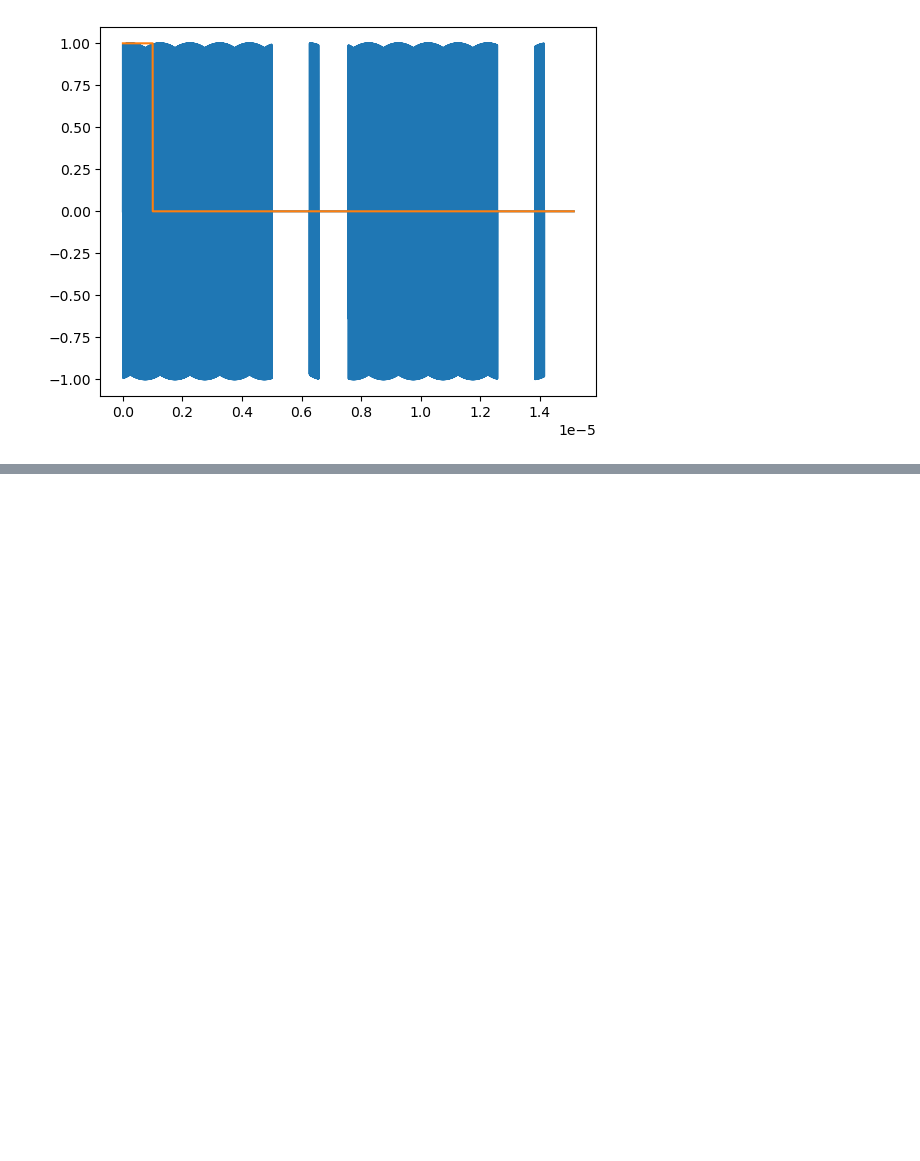
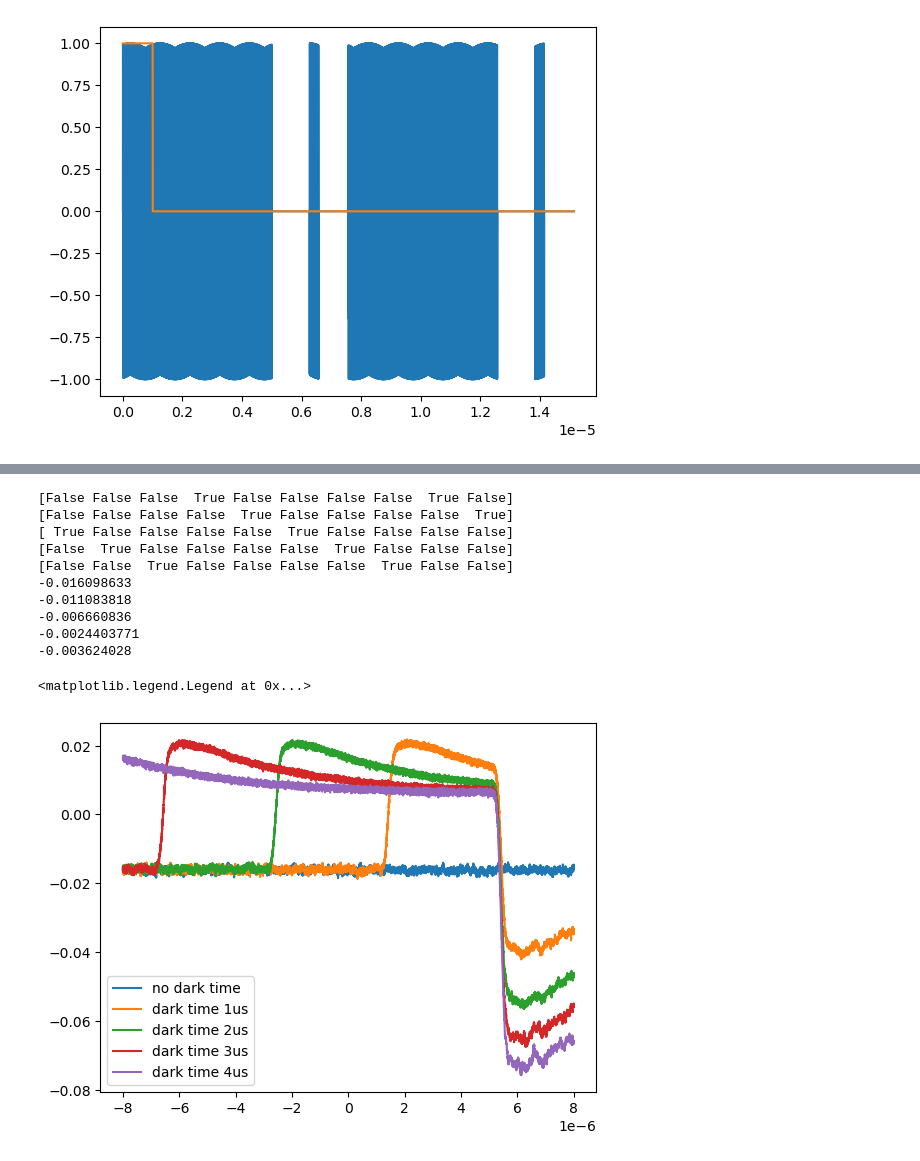
Before and after one commit to meimei2027/diamonds, a Jupyter notebook: experiment/view_data_2.ipynb, the cells around one changed output, grey strips where cells are left out. Saved outputs shown, nothing was run; the diff lists cells and outputs as text; code cells hidden in the pictures; blank space fills up the shorter version.

```diff
--- a/experiment/view_data_2.ipynb
+++ b/experiment/view_data_2.ipynb
@@ -102,0 +142,46 @@ ax.plot(t, ch2)
+# %%
+
+# might not actually need the factor of 4
+t = make_t(2.5e9, 10000)
+
+test = np.load("./t1_data_2/1us_2us_3us_4us_calib.npy")
+
+def average_rotating_signals(arr, first_1_idx):
+    idx = np.arange(len(arr))
+
+    averages = []
+    for signal in range(5):
+        mask = ((idx - first_1_idx) % 5) == signal
+        print(mask[:10])
+        averages.append(arr[mask].mean(axis=0))
+
+    return tuple(averages)
+avg_1, avg_2, avg_3, avg_4, avg_5 = average_rotating_signals(test, 3)
+
+fig, ax = plt.subplots()
+ax.plot(t, avg_1, label="no dark time")
+print(np.average(avg_1))
+ax.plot(t, avg_2, label="dark time 1us")
+print(np.average(avg_2))
+ax.plot(t, avg_3, label="dark time 2us")
+
+print(np.average(avg_3))
+ax.plot(t, avg_4, label="dark time 3us")
+print(np.average(avg_4))
+ax.plot(t, avg_5, label="dark time 4us")
+print(np.average(avg_5))
+# ax.set_xlim([0, 5e-7])
+plt.legend()
+# %% [output]
+[False False False  True False False False False  True False]
+[False False False False  True False False False False  True]
+[ True False False False False  True False False False False]
+[False  True False False False False  True False False False]
+[False False  True False False False False  True False False]
+-0.016098633
+-0.011083818
+-0.006660836
+-0.0024403771
+-0.003624028
+<matplotlib.legend.Legend at 0x...>
+[figure, added]
```
Also changed, not shown: parts of 7 cells of this notebook, 1 other file.
